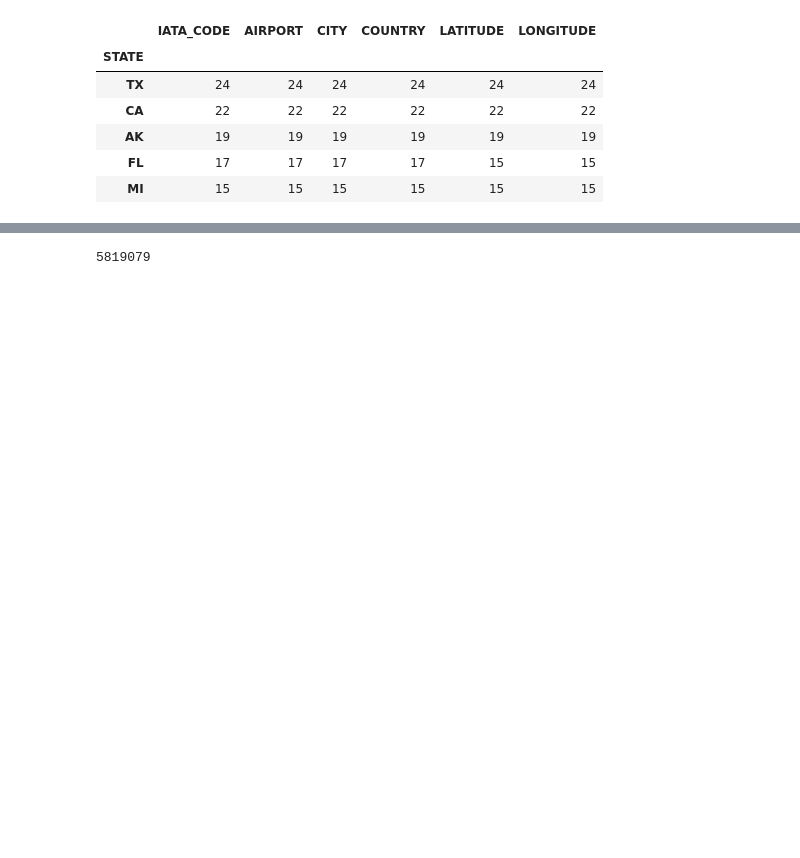
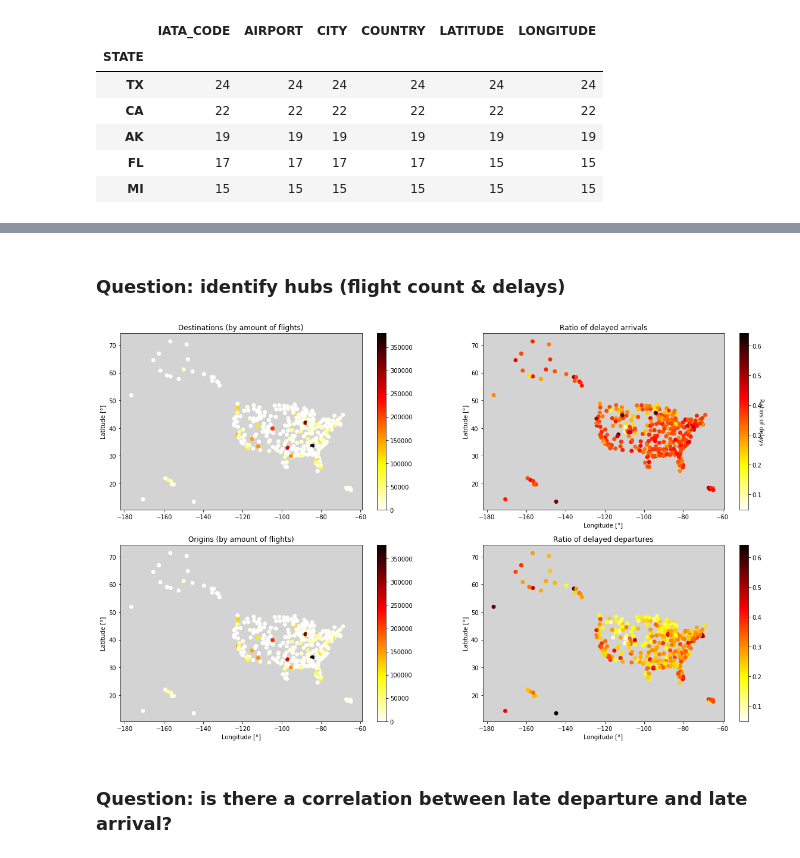
Before and after one commit to B4rtDC/CBNA, a Jupyter notebook: exporation.ipynb, the cells around one changed output, grey strips where cells are left out. Drawn from its saved outputs; the diff is of its cells as text; code cells hidden in the pictures; blank space fills up the shorter version.

Commit message:
modifications
also added required files for fixed the airport codes

```diff
--- a/exporation.ipynb
+++ b/exporation.ipynb
@@ -146,3 +89,19 @@ plt.clim(0,1)
+# %%
+# Amount of flights/airport
+destsize = df_fl["D_A"].value_counts().sort_index()
+orsize = df_fl["O_A"].value_counts().sort_index()
+
+# Generate boolean variable to indicate delay
+# x <= 0: False (i.e. no delay)
+# x  > 0: True (i.e. delay)
+df_fl["late_departure"] = [True if x > 0 else False for x in df_fl["DEPARTURE_DELAY"]]
+df_fl["late_arrival"] = [True if x > 0 else False for x in df_fl["ARRIVAL_DELAY"]]
+
+# Generate ratios of delayed flights for each airport
+dept_delay_df = df_fl.pivot_table("late_departure",index="O_A")
+arr_delay_df  = df_fl.pivot_table("late_arrival",index="D_A")
+# put them together and sort on index (for plotting later on)
+delaydf = pd.concat([dept_delay_df, arr_delay_df], axis=1).sort_index()
 # %%
 # Number of airports per state
 airports.groupby('STATE').count().sort_values(by=['COUNTRY'],ascending=False).head()
@@ -180,6 +115,0 @@ len(tes)
-# %%
-# Load flight data
-df_fl = pd.read_csv("flights.csv",dtype={"ORIGIN_AIRPORT":str,"DESTINATION_AIRPORT":str})
-len(df_fl)
-# %% [output]
-5819079
@@ -222,0 +116,58 @@ for i in range(N_flights):
+# %% [markdown]
+### Question: identify hubs (flight count & delays)
+# %%
+# Extract lat/long coordinates, sorted by IATA code
+x = airports.sort_values(by="IATA_CODE")["LONGITUDE"].to_numpy()
+y = airports.sort_values(by="IATA_CODE")["LATITUDE"].to_numpy()
+
+# Make figure
+plt.figure(figsize=(20,12))
+
+# Showing airport importance based on number of flights
+plt.subplot(2,2,1)
+ax = plt.gca()
+ax.set_facecolor('lightgrey')
+plt.scatter(x,y,c=destsize,cmap="hot_r")
+plt.ylabel("Latitude [°]")
+plt.title("Destinations (by amount of flights)");
+plt.colorbar();
+plt.clim(0,max(np.max(destsize),np.max(orsize)))
+
+plt.subplot(2,2,3)
+ax = plt.gca()
+ax.set_facecolor('lightgrey')
+plt.scatter(x,y,c=orsize,cmap="hot_r")
+plt.xlabel("Longitude [°]")
+plt.ylabel("Latitude [°]")
+plt.title("Origins (by amount of flights)");
+plt.colorbar();
+plt.clim(0,max(np.max(deptsize),np.max(orsize)))
+
+# Showing ratio of delays for airports
+plt.subplot(2,2,4)
+ax = plt.gca()
+ax.set_facecolor('lightgrey')
+plt.scatter(x,y,c=delaydf["late_departure"].to_numpy(),cmap="hot_r")
+plt.xlabel("Longitude [°]")
+plt.ylabel("Latitude [°]")
+plt.title("Ratio of delayed departures");
+cbar = plt.colorbar();
+#cbar.set_label('Ratios of delayed departures', rotation=270)
+plt.clim(np.minimum(dept_delay_df.min(),arr_delay_df.min()),
+         np.maximum(dept_delay_df.max(),arr_delay_df.max()))
+
+plt.subplot(2,2,2)
+ax = plt.gca()
+ax.set_facecolor('lightgrey')
+plt.scatter(x,y,c=delaydf["late_arrival"].to_numpy(),cmap="hot_r")
+plt.xlabel("Longitude [°]")
+plt.ylabel("Latitude [°]")
+plt.title("Ratio of delayed arrivals");
+cbar = plt.colorbar();
+cbar.set_label('Ratios of delays', rotation=270)
+plt.clim(np.minimum(dept_delay_df.min(),arr_delay_df.min()),
+         np.maximum(dept_delay_df.max(),arr_delay_df.max()))
+# %% [output]
+[figure, added]
+# %% [markdown]
+### Question: is there a correlation between late departure and late arrival?
```
Also changed, not shown: parts of 26 cells of this notebook, 2 other files.
